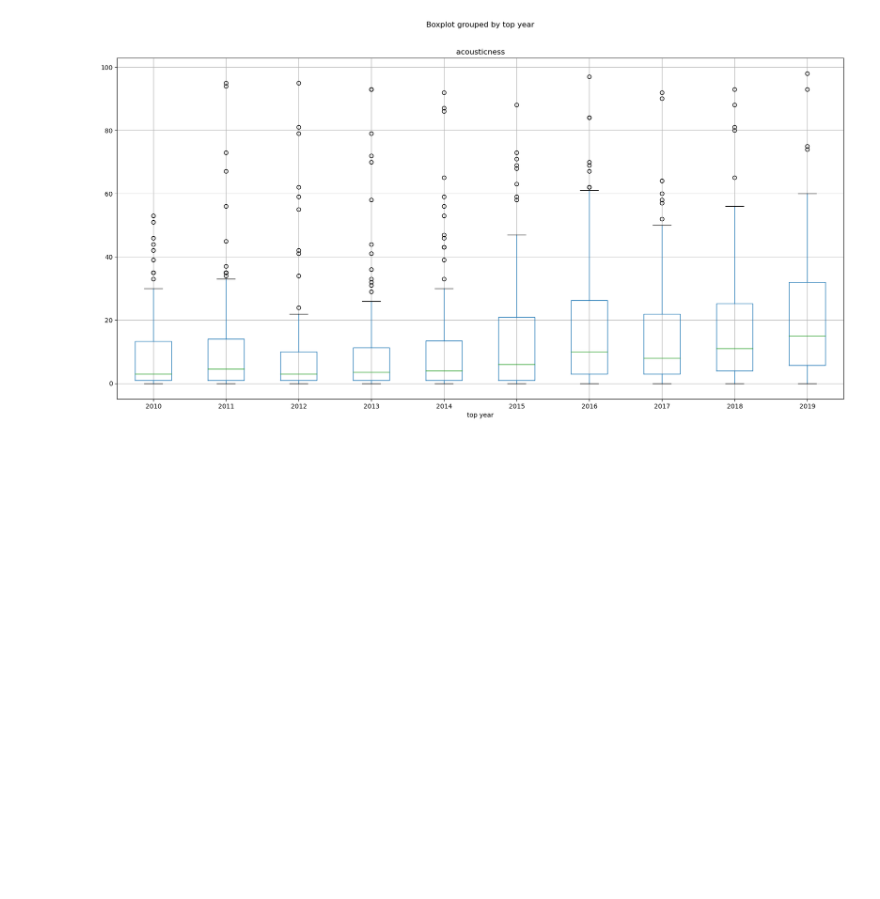
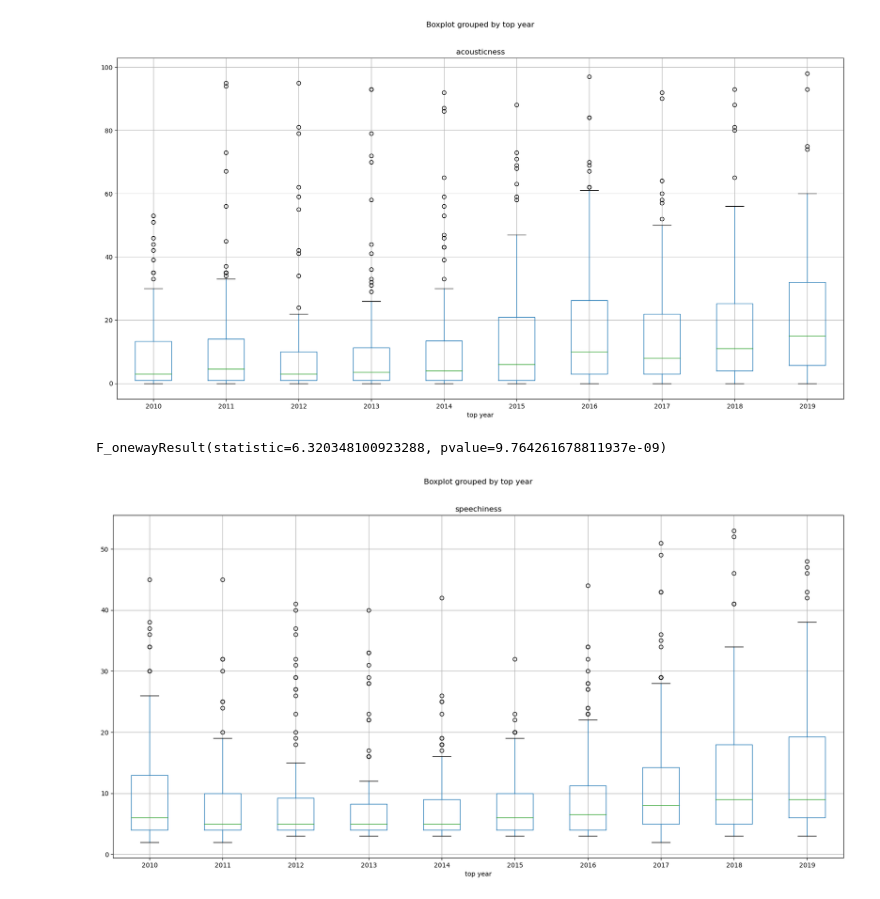
Before and after one commit to codyallison/Spotify-Top-Hits-Data-Analysis, a Jupyter notebook: Data/2010_2019_playlist.ipynb, the cells around one changed output. Cells and saved outputs as stored; diff of their text form; code cells hidden in the pictures; blank space fills up the shorter version.

Commit message:
speechiness anova 2010s

```diff
--- a/Data/2010_2019_playlist.ipynb
+++ b/Data/2010_2019_playlist.ipynb
@@ -184,0 +185,16 @@ F_onewayResult(statistic=4.285349209023469, pvalue=1.7655614811992484e-05)
+# %%
+tracks_2010s_df.boxplot("speechiness", by="top year", figsize=(20, 10))
+group0 = tracks_2010s_df[tracks_2010s_df["top year"] == 2010]["speechiness"]
+group1 = tracks_2010s_df[tracks_2010s_df["top year"] == 2011]["speechiness"]
+group2 = tracks_2010s_df[tracks_2010s_df["top year"] == 2012]["speechiness"]
+group3 = tracks_2010s_df[tracks_2010s_df["top year"] == 2013]["speechiness"]
+group4 = tracks_2010s_df[tracks_2010s_df["top year"] == 2014]["speechiness"]
+group5 = tracks_2010s_df[tracks_2010s_df["top year"] == 2015]["speechiness"]
+group6 = tracks_2010s_df[tracks_2010s_df["top year"] == 2016]["speechiness"]
+group7 = tracks_2010s_df[tracks_2010s_df["top year"] == 2017]["speechiness"]
+group8 = tracks_2010s_df[tracks_2010s_df["top year"] == 2018]["speechiness"]
+group9 = tracks_2010s_df[tracks_2010s_df["top year"] == 2019]["speechiness"]
+stats.f_oneway(group0, group1, group2, group3, group4, group5, group6, group7, group8, group9)
+# %% [output]
+F_onewayResult(statistic=6.320348100923288, pvalue=9.764261678811937e-09)
+[figure, added]
```
Also changed, not shown: parts of 2 cells of this notebook.
